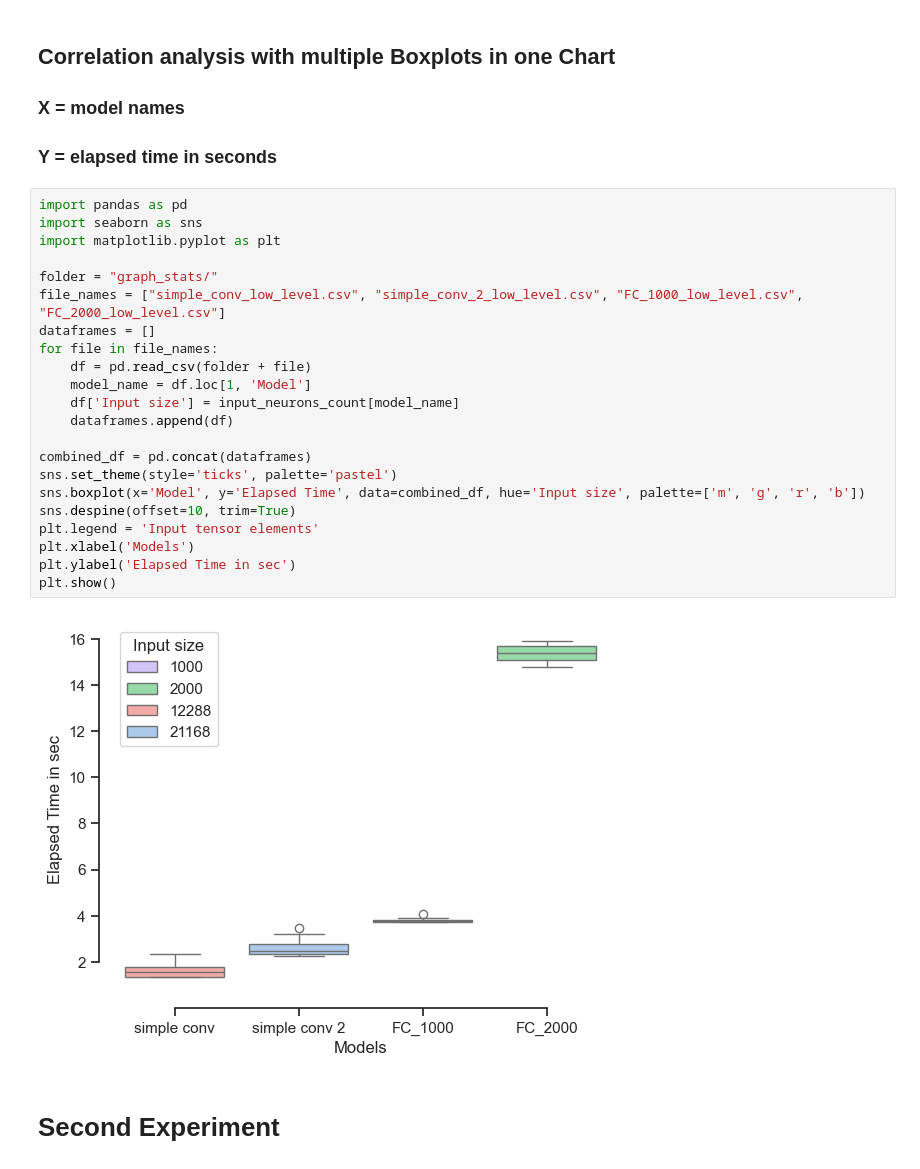
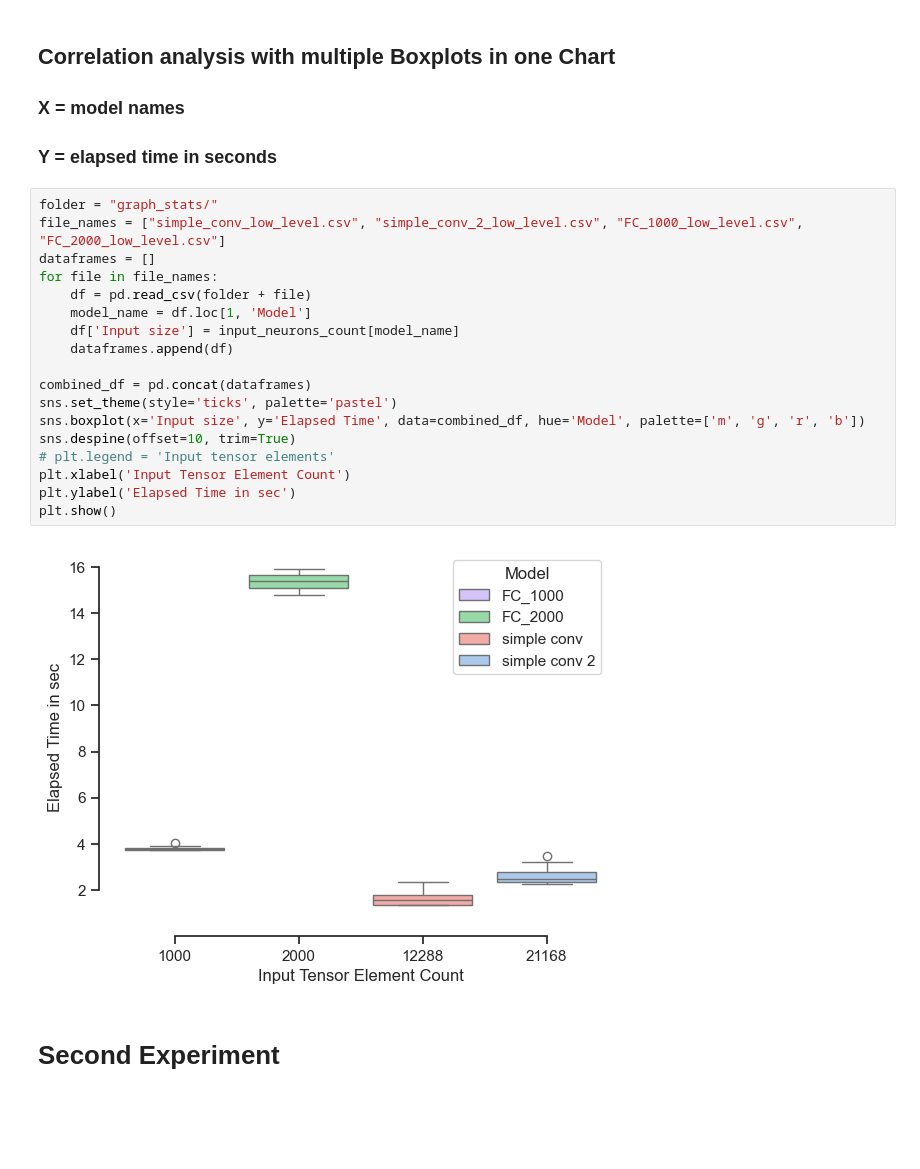
Before and after one commit to EricWe96/deepstruct, a Jupyter notebook: visualize_stats.ipynb, the cells around one changed output. Drawn from its saved outputs; the diff is of its cells as text; blank space fills up the shorter version.

```diff
--- a/visualize_stats.ipynb
+++ b/visualize_stats.ipynb
@@ -89,29 +94,25 @@ get_model_graph_stats(fc_2000, fc_2000_input, 11, 'FC_2000', 'FC_2000_low_level'
 ### X = model names
 ### Y = elapsed time in seconds
 # %%
-import pandas as pd
-import seaborn as sns
-import matplotlib.pyplot as plt
-
 folder = "graph_stats/"
 file_names = ["simple_conv_low_level.csv", "simple_conv_2_low_level.csv", "FC_1000_low_level.csv", "FC_2000_low_level.csv"]
 dataframes = []
 for file in file_names:
     df = pd.read_csv(folder + file)
     model_name = df.loc[1, 'Model']
     df['Input size'] = input_neurons_count[model_name]
     dataframes.append(df)
 
 combined_df = pd.concat(dataframes)
 sns.set_theme(style='ticks', palette='pastel')
-sns.boxplot(x='Model', y='Elapsed Time', data=combined_df, hue='Input size', palette=['m', 'g', 'r', 'b'])
+sns.boxplot(x='Input size', y='Elapsed Time', data=combined_df, hue='Model', palette=['m', 'g', 'r', 'b'])
 sns.despine(offset=10, trim=True)
-plt.legend = 'Input tensor elements'
-plt.xlabel('Models')
+# plt.legend = 'Input tensor elements'
+plt.xlabel('Input Tensor Element Count')
 plt.ylabel('Elapsed Time in sec')
 plt.show()
 # %% [output]
-[figure, old version]
+[figure, new version]
 # %% [markdown]
 # Second Experiment
 # %%
```
Also changed, not shown: parts of 13 cells of this notebook, 5 other files.
